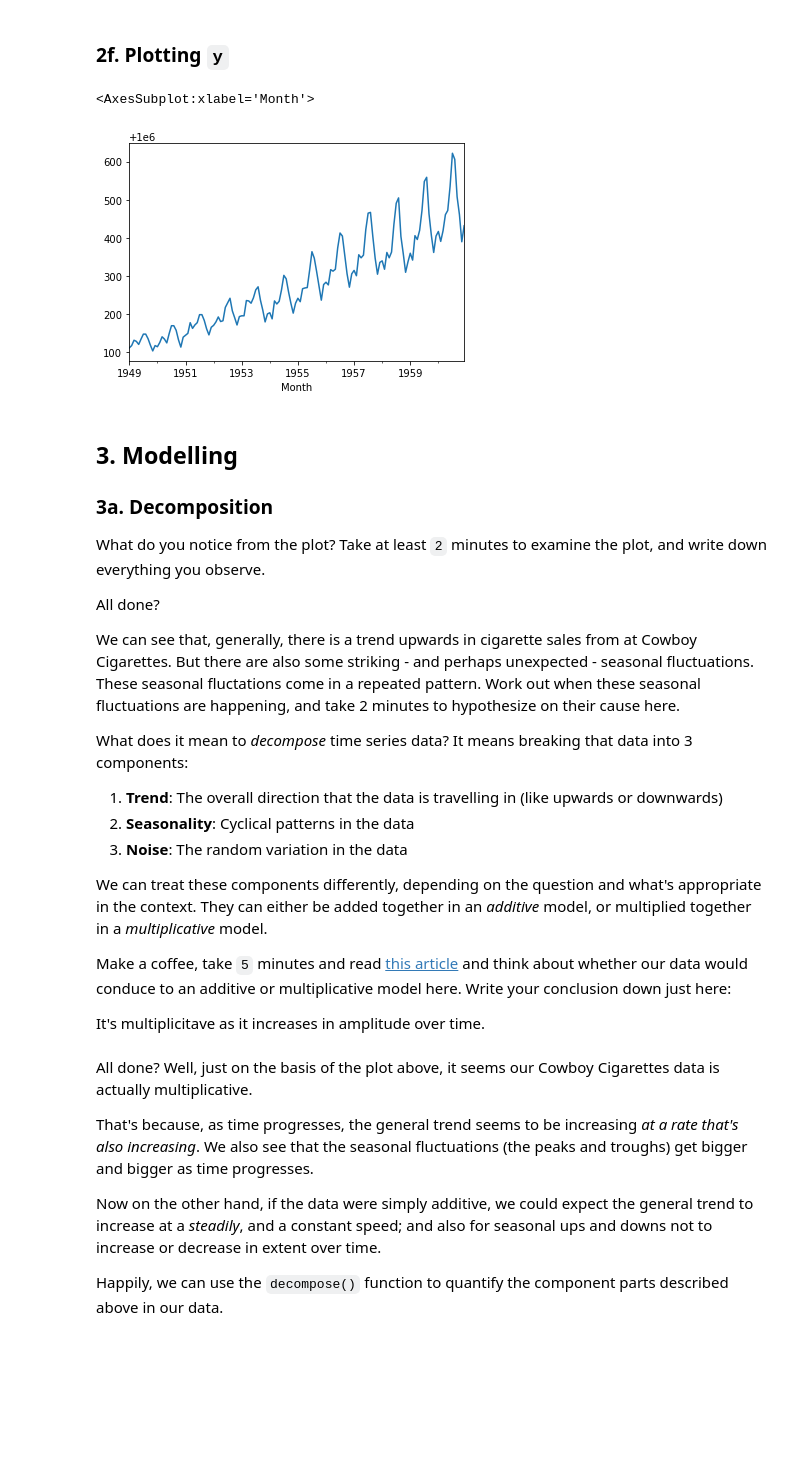
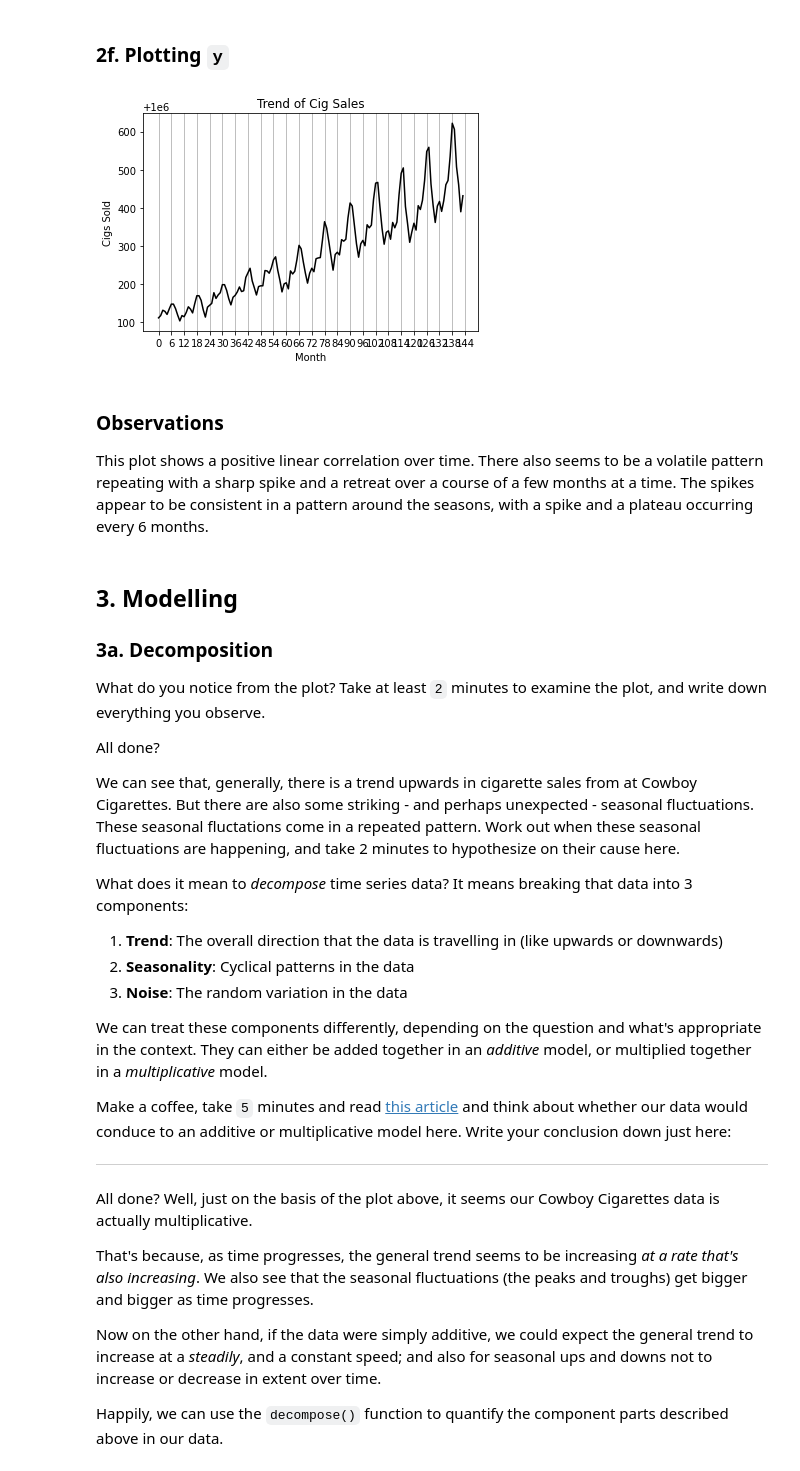
Before and after one commit to evanwmeeks/Springboard, a Jupyter notebook: Case Study - Cowboys and Cigarettes/Cowboy Cigarettes Case Study - Tier 3.ipynb, the cells around one changed output. Drawn from its saved outputs; the diff is of its cells as text; code cells hidden in the pictures; blank space fills up the shorter version.

```diff
--- a/Case Study - Cowboys and Cigarettes/Cowboy Cigarettes Case Study - Tier 3.ipynb
+++ b/Case Study - Cowboys and Cigarettes/Cowboy Cigarettes Case Study - Tier 3.ipynb
@@ -109,13 +106,13 @@ False
 ### 2a. Dropping unwanted columns
 We need to cut that `Unnamed: 0` column. Delete it here.
 # %%
-cigdata.drop('Unnamed: 0', axis=1, inplace=True)
+cigData.drop('Unnamed: 0', axis=1, inplace=True)
 # %% [markdown]
 ### 2b. Nomenclature
 # %% [markdown]
 We can see that the `Time` column actually has the granularity of months. Change the name of that column to `Month`.
 # %%
-cigdata.rename(columns={"Time":"Month"}, inplace=True)
+cigData = cigData.rename(columns={'Time':'Month'})
 # %% [markdown]
 Call a head() to check this has worked.
 # %%
@@ -134,7 +131,8 @@ Now, do time series analysis on a Pandas dataframe is overkill, and is actually
 
 Notice that the `Month` field was an object. Let's type convert the `Month` column to a Python `datetime`, before making that the index.
 # %%
-cigdata.Month = pd.to_datetime(cigdata['Month'])
+cigData['Month'] = pd.to_datetime(cigData['Month'])
+df = cigData.set_index(cigData['Month'])
 # %% [markdown]
 Perfect!
 # %% [markdown]
@@ -157,2 +144,2 @@ cigdata.head()
 # %%
-y = cigdata['#CigSales']
+y = df['#CigSales']
@@ -192,11 +169,19 @@ Name: #CigSales, dtype: float64
 Try visualizing the data. A simple `matplotlib` plot should do the trick.
 # %% [markdown]
 ### 2f. Plotting `y`
-# %%
-y.plot()
-# %% [output]
-<AxesSubplot:xlabel='Month'>
-[figure, removed]
+# %%
+plt.plot(cigData['#CigSales'], color='black')
+plt.title('Trend of Cig Sales')
+plt.ylabel('Cigs Sold')
+plt.xlabel('Month')
+plt.xticks(list(range(0, len(y) + 1, 6)))
+plt.grid(axis='x')
+plt.show()
+# %% [output]
+[figure, added]
+# %% [markdown]
+### Observations
+This plot shows a positive linear correlation over time.  There also seems to be a volatile pattern repeating with a sharp spike and a retreat over a course of a few months at a time.  The spikes appear to be consistent in a pattern around the seasons, with a spike and a plateau occurring every 6 months.
 # %% [markdown]
 ## 3. Modelling
 ### 3a. Decomposition
@@ -216,7 +201,7 @@ We can treat these components differently, depending on the question and what's
 
 Make a coffee, take `5` minutes and read [this article](https://medium.com/@sigmundojr/seasonality-in-python-additive-or-multiplicative-model-d4b9cf1f48a7) and think about whether our data would conduce to an additive or multiplicative model here. Write your conclusion down just here:
 
-It's multiplicitave as it increases in amplitude over time.
+-------------------------------
 # %% [markdown]
 All done? Well, just on the basis of the plot above, it seems our Cowboy Cigarettes data is actually multiplicative.
 
```
Also changed, not shown: parts of 37 cells of this notebook.
